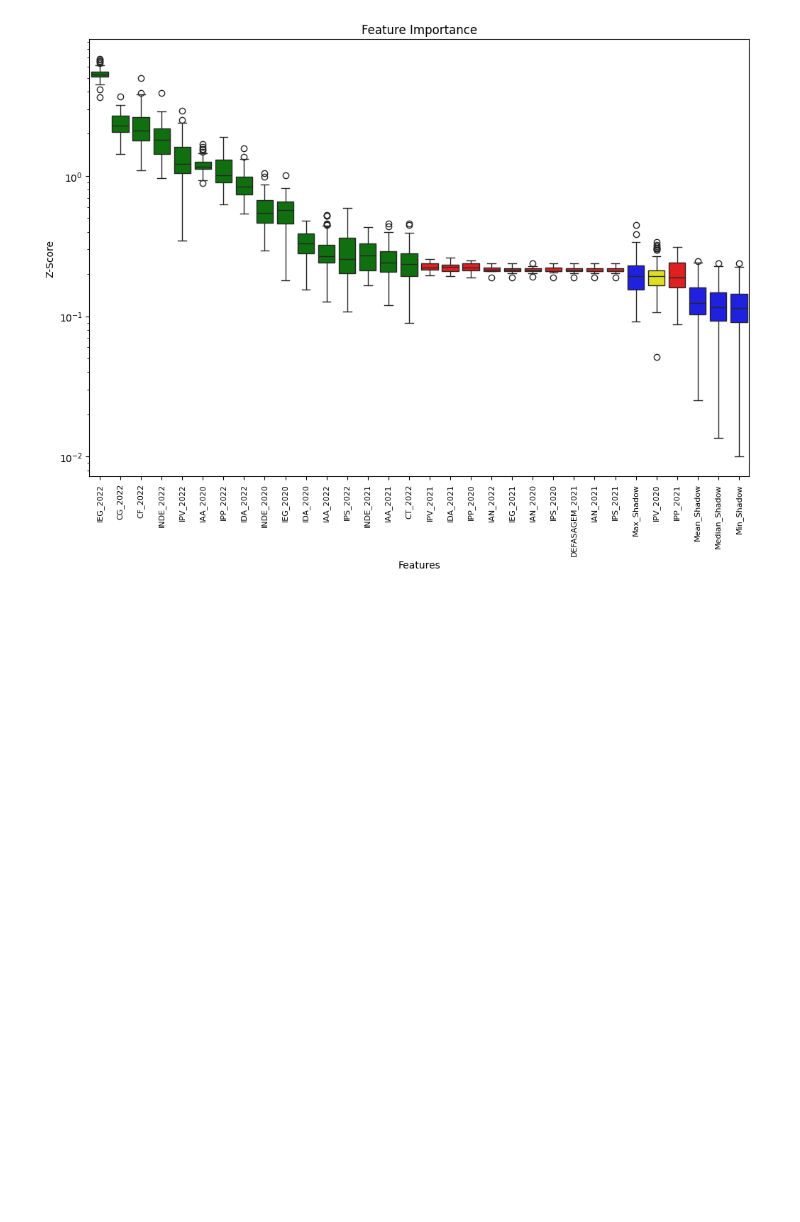
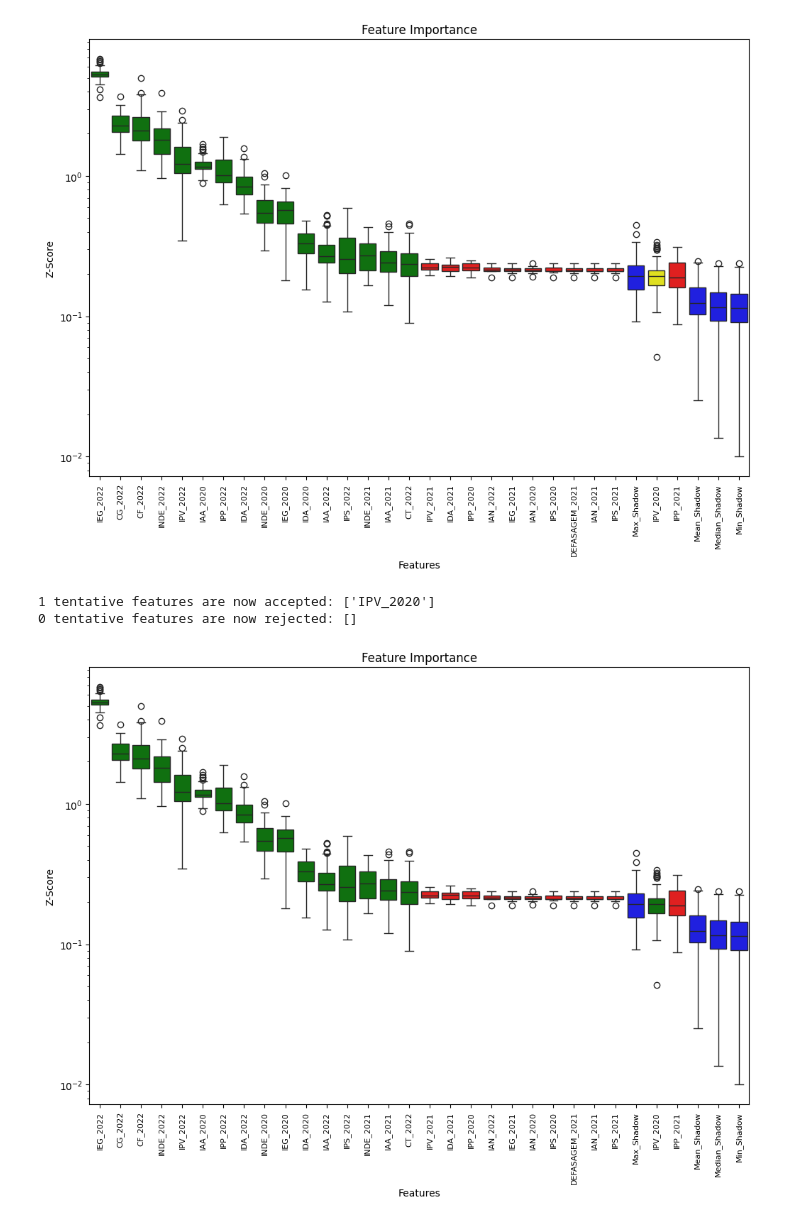
Before and after one commit to pehls/gp27_techchallenge_5, a Jupyter notebook: notebooks/04_gtrp_retention.ipynb, the cells around one changed output. Saved outputs shown, nothing was run; the diff lists cells and outputs as text; code cells hidden in the pictures; blank space fills up the shorter version.

```diff
--- a/notebooks/04_gtrp_retention.ipynb
+++ b/notebooks/04_gtrp_retention.ipynb
@@ -172,9 +172,9 @@ print(df)
 
 [1349 rows x 71 columns]
 # %%
-cols = ['INDE_2020','IAA_2020', 'IEG_2020','IPS_2020', 'IDA_2020', 'IPP_2020', 'IPV_2020', 'IAN_2020',
-         'INDE_2021', 'IAA_2021','IEG_2021', 'IPS_2021', 'IDA_2021', 'IPP_2021','IPV_2021', 'IAN_2021','DEFASAGEM_2021',
-         'INDE_2022', 'CG_2022', 'CF_2022', 'CT_2022','IAA_2022', 'IEG_2022', 'IPS_2022', 'IDA_2022','IPP_2022', 'IPV_2022', 'IAN_2022']
+cols = ['INDE_2020',  'IAA_2020', 'IEG_2020', 'IPS_2020', 'IDA_2020', 'IPP_2020', 'IPV_2020', 'IAN_2020',
+         'INDE_2021', 'IAA_2021', 'IEG_2021', 'IPS_2021', 'IDA_2021', 'IPP_2021', 'IPV_2021', 'IAN_2021',
+         'INDE_2022', 'IAA_2022', 'IEG_2022', 'IPS_2022', 'IDA_2022', 'IPP_2022', 'IPV_2022', 'IAN_2022' 'CG_2022', 'CF_2022', 'CT_2022',]
 df.columns
 # %% [output]
 Index(['INSTITUICAO_ENSINO_ALUNO_2020', 'NOME', 'IDADE_ALUNO_2020',
@@ -434,5 +452,13 @@ boruta_accepted
 rf_feature_selection.plot(which_features='all')
 # %% [output]
 [figure]
+# %%
+# https://github.com/Ekeany/Boruta-Shap/blob/master/Examples/Classification.ipynb
+rf_feature_selection.TentativeRoughFix()
+# %% [output]
+1 tentative features are now accepted: ['IPV_2020']
+0 tentative features are now rejected: []
 # %%
-rf_feature_selection.plot()
+rf_feature_selection.plot(which_features='all')
+# %% [output]
+[figure, added]
```
Also changed, not shown: parts of 2 cells of this notebook, 5 other files.
